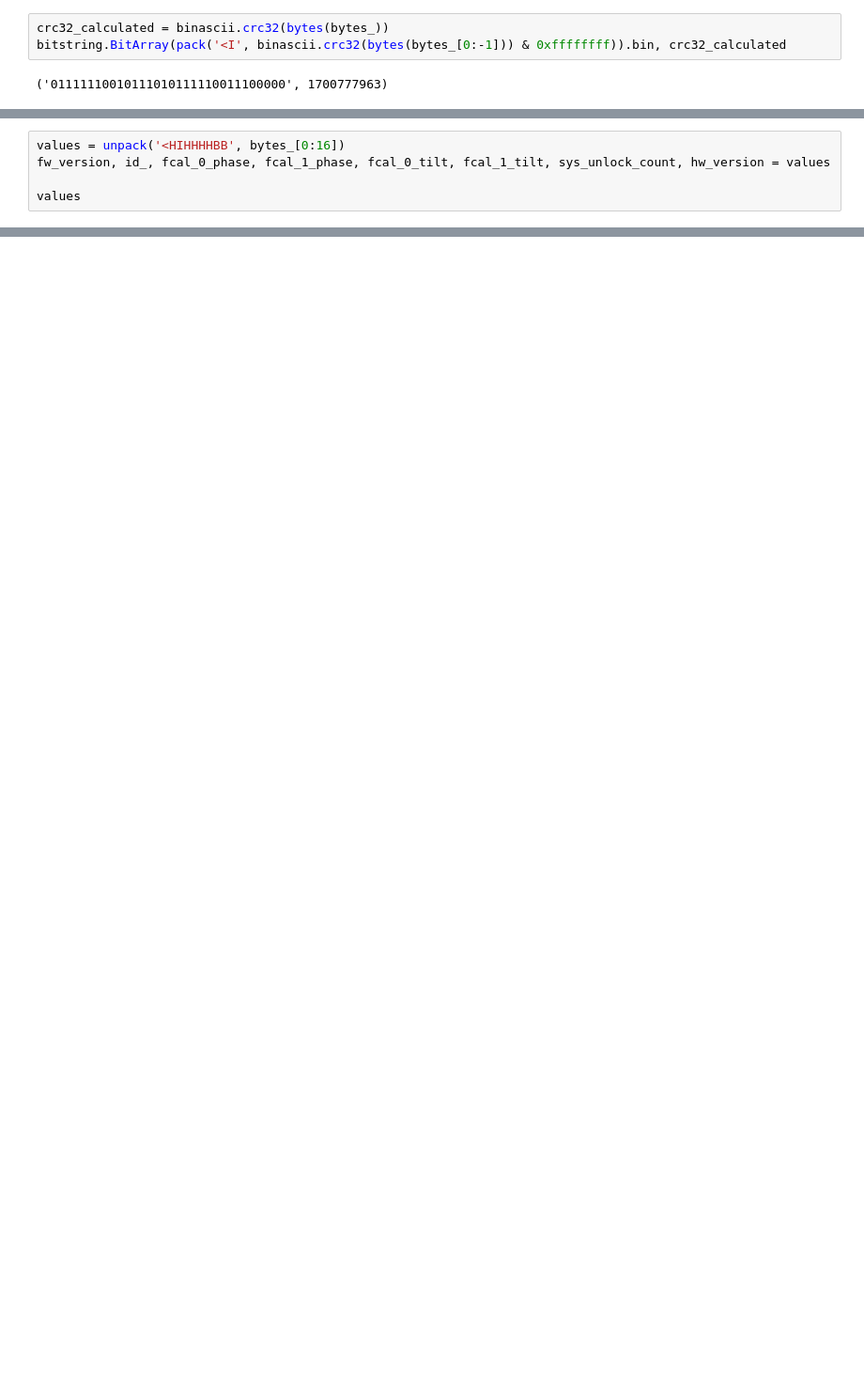
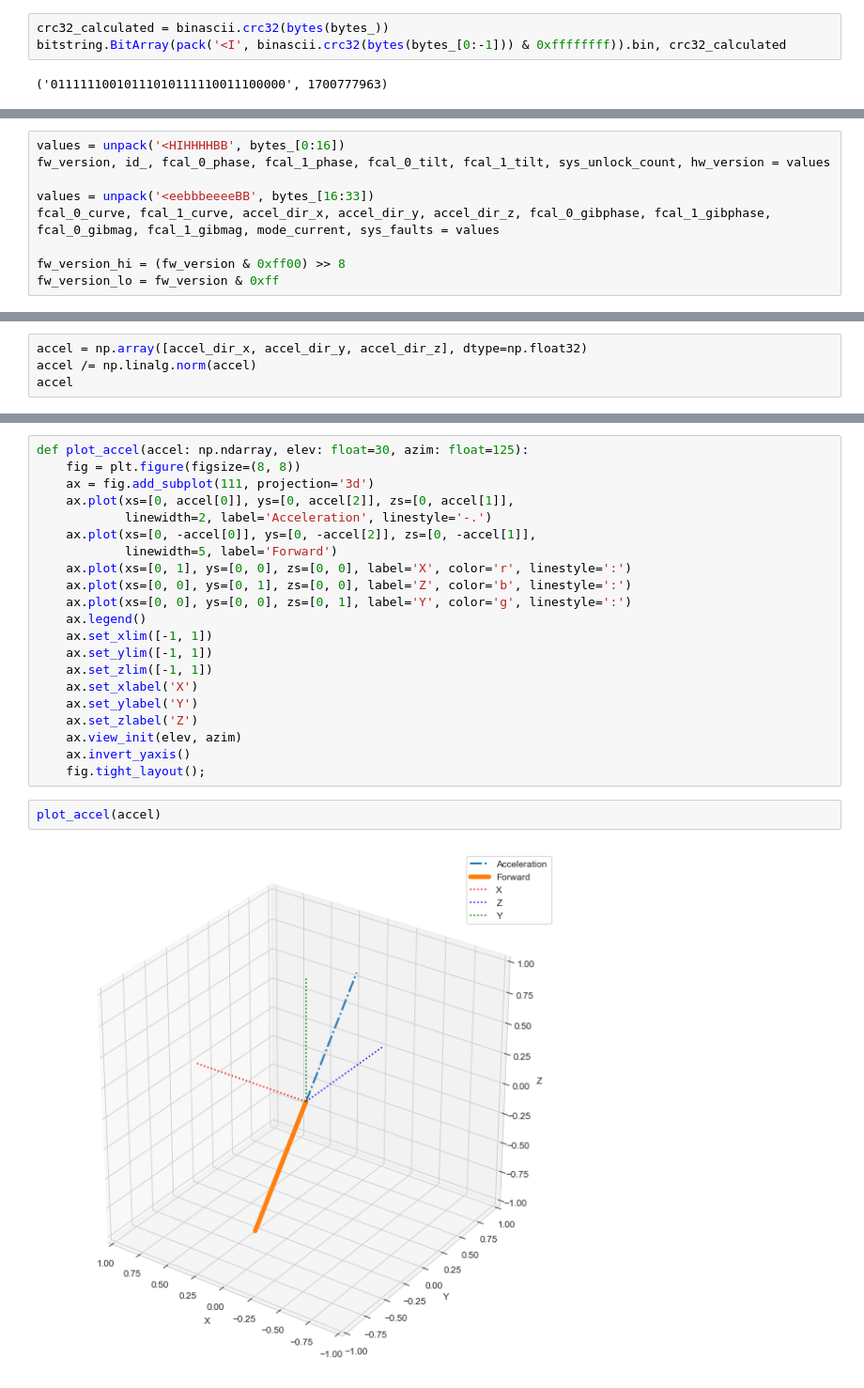
Before and after one commit to sunsided/lighthouse, a Jupyter notebook: simulation/Logic Analyzer.ipynb, the cells around one changed output, grey strips where cells are left out. Shown at 94% size. Drawn from its saved outputs; the diff is of its cells as text; blank space fills up the shorter version.

Commit message:
Add 3D plots of acceleration vector

```diff
--- a/simulation/Logic Analyzer.ipynb
+++ b/simulation/Logic Analyzer.ipynb
@@ -550,4 +560,8 @@ bitstring.BitArray(pack('<I', binascii.crc32(bytes(bytes_[0:-1])) & 0xffffffff))
 values = unpack('<HIHHHHBB', bytes_[0:16])
 fw_version, id_, fcal_0_phase, fcal_1_phase, fcal_0_tilt, fcal_1_tilt, sys_unlock_count, hw_version = values
 
-values
+values = unpack('<eebbbeeeeBB', bytes_[16:33])
+fcal_0_curve, fcal_1_curve, accel_dir_x, accel_dir_y, accel_dir_z, fcal_0_gibphase, fcal_1_gibphase, fcal_0_gibmag, fcal_1_gibmag, mode_current, sys_faults = values
+
+fw_version_hi = (fw_version & 0xff00) >> 8
+fw_version_lo = fw_version & 0xff
@@ -555,0 +626,4 @@ values
+# %%
+accel = np.array([accel_dir_x, accel_dir_y, accel_dir_z], dtype=np.float32)
+accel /= np.linalg.norm(accel)
+accel
@@ -555,0 +642,25 @@ values
+# %%
+def plot_accel(accel: np.ndarray, elev: float=30, azim: float=125):
+    fig = plt.figure(figsize=(8, 8))
+    ax = fig.add_subplot(111, projection='3d')
+    ax.plot(xs=[0, accel[0]], ys=[0, accel[2]], zs=[0, accel[1]],
+            linewidth=2, label='Acceleration', linestyle='-.')
+    ax.plot(xs=[0, -accel[0]], ys=[0, -accel[2]], zs=[0, -accel[1]],
+            linewidth=5, label='Forward')
+    ax.plot(xs=[0, 1], ys=[0, 0], zs=[0, 0], label='X', color='r', linestyle=':')
+    ax.plot(xs=[0, 0], ys=[0, 1], zs=[0, 0], label='Z', color='b', linestyle=':')
+    ax.plot(xs=[0, 0], ys=[0, 0], zs=[0, 1], label='Y', color='g', linestyle=':')
+    ax.legend()
+    ax.set_xlim([-1, 1])
+    ax.set_ylim([-1, 1])
+    ax.set_zlim([-1, 1])
+    ax.set_xlabel('X')
+    ax.set_ylabel('Y')
+    ax.set_zlabel('Z')
+    ax.view_init(elev, azim)
+    ax.invert_yaxis()
+    fig.tight_layout();
+# %%
+plot_accel(accel)
+# %% [output]
+[figure, added]
```
Also changed, not shown: parts of 21 cells of this notebook, 3 other files.
